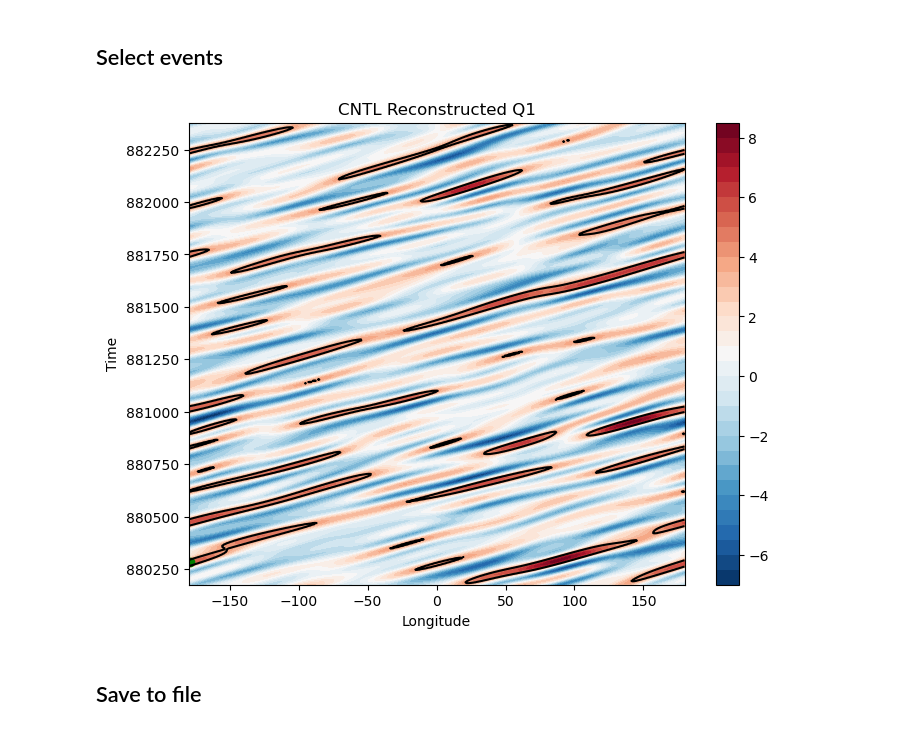
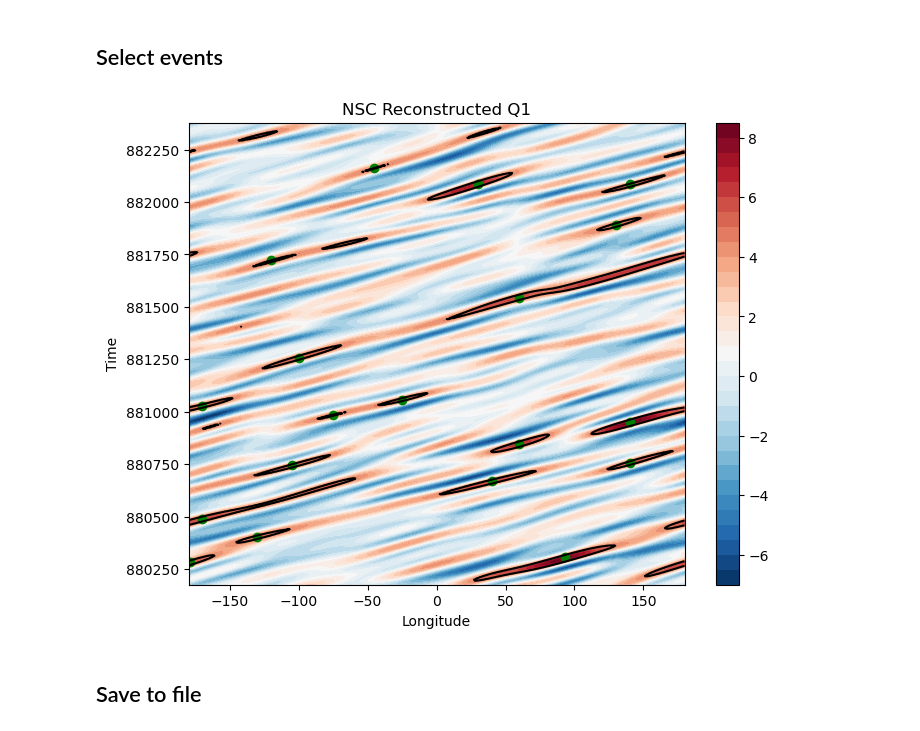
Before and after one commit to JOsephKan/2024_Research, a Jupyter notebook: MPAS/Composite/Q1_event_sel/NSC.ipynb, the cells around one changed output. Cells and saved outputs as stored; diff of their text form; code cells hidden in the pictures.

```diff
--- a/MPAS/Composite/Q1_event_sel/NSC.ipynb
+++ b/MPAS/Composite/Q1_event_sel/NSC.ipynb
@@ -96,24 +96,41 @@ q1_recon = np.real(q1_recon)
 # %% [markdown]
 ## Select events
 # %%
-g99 = q1_recon.mean() + 1.64*q1_recon.std() # 95% z-test, single tailed
+g99 = q1_recon.mean() + 1.96*q1_recon.std() # 97.5% z-test, single tailed
 
 plt.figure(figsize=(8, 6))
 c = plt.contourf(lon, time, q1_recon, levels=30, cmap='RdBu_r')
 plt.contour(lon, time, q1_recon, levels=[g99], colors='k')
 
 plt.scatter(-179, time[18], c="g")
+plt.scatter(93, time[22], c="g")
+plt.scatter(-130, time[38], c="g")
+plt.scatter(40, time[82], c="g")
+plt.scatter(-170, time[52], c="g")
+plt.scatter(140, time[97], c="g")
+plt.scatter(140, time[129], c="g")
+plt.scatter(60, time[112], c="g")
+plt.scatter(-105, time[95], c="g")
+plt.scatter(-75, time[135], c="g")
+plt.scatter(-25, time[147], c="g")
+plt.scatter(-100, time[180], c="g")
+plt.scatter(-170, time[142], c="g")
+plt.scatter(60, time[228], c="g")
+plt.scatter(130, time[286], c="g")
+plt.scatter(140, time[318], c="g")
+plt.scatter(30, time[318], c="g")
+plt.scatter(-120, time[258], c="g")
+plt.scatter(-45, time[331], c="g")
 
-plt.scatter(-179, time[18], c="g")
 
 plt.xlabel('Longitude')
 plt.ylabel('Time')
-plt.title('CNTL Reconstructed Q1')
+plt.title('NSC Reconstructed Q1')
 plt.colorbar(c)
 plt.savefig('sel_image/NSC_Q1_recon.png')
 plt.show()
 # %% [output]
-[figure, old version]
+[figure, new version]
 # %% [markdown]
 ## Save to file
 # %% [markdown]
```
Also changed, not shown: parts of 3 cells of this notebook, 7 other files.
